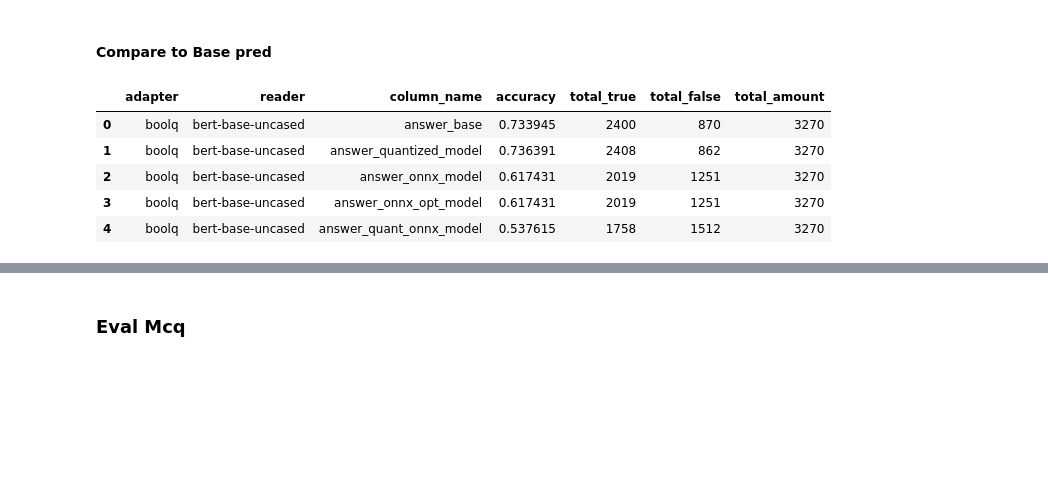
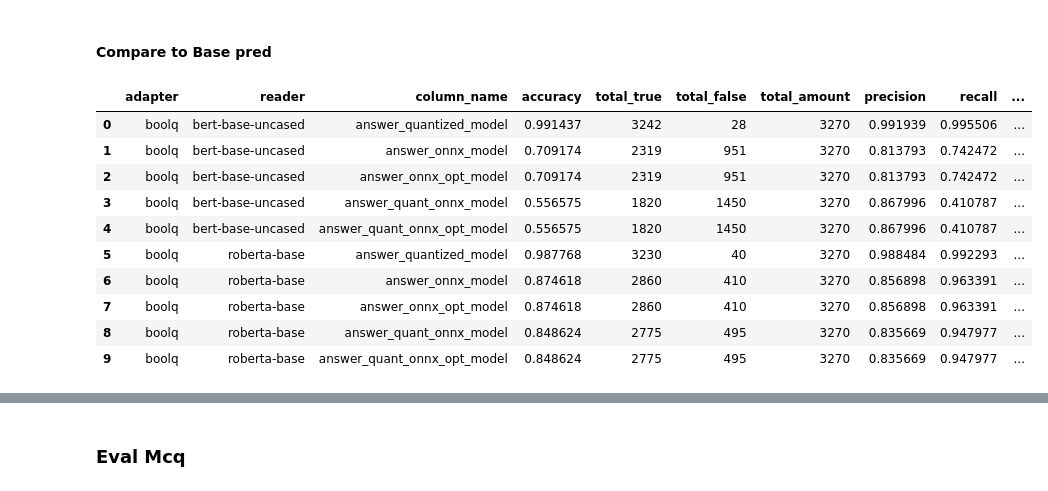
Before and after one commit to michaelkole/dasp_onnx, a Jupyter notebook: eval_results.ipynb, the cells around one changed output, grey strips where cells are left out. Saved outputs shown, nothing was run; the diff lists cells and outputs as text; code cells hidden in the pictures; blank space fills up the shorter version.

```diff
--- a/eval_results.ipynb
+++ b/eval_results.ipynb
@@ -86,17 +137,17 @@ Accuracy for roberta-base boolq answer_quant_onnx_opt_model is: 0.75351681957186
 # %%
 # Testing
 
-# t = df.index[df["answer_base"] == df["answer_onnx_model"]]
-# f = df.index[df["answer_base"] != df["answer_onnx_model"]]
+t = df.index[df["answer_base"] == df["answer_onnx_model"]]
+f = df.index[df["answer_base"] != df["answer_onnx_model"]]
 
-# false_onnx = df.iloc[f]
-# true_onnx = df.iloc[t]
+false_onnx = df.iloc[f]
+true_onnx = df.iloc[t]
 
-# #get result for false results for onnx model
-# model_name_logits = model_name_logits_column_list[2]
-# mean_diff_false_results = get_mean_diff_of_logits(false_onnx, model_name_logits)
-# print(mean_diff_false_results)
-# mean_diff_true_results = get_mean_diff_of_logits(true_onnx, model_name_logits)
-# print(mean_diff_true_results)
-# mean_diff_all_results = get_mean_diff_of_logits(df, model_name_logits)
-# print(mean_diff_all_results)
+#get result for false results for onnx model
+model_name_logits = model_name_logits_column_list[2]
+mean_diff_false_results = get_mean_diff_of_logits_2(false_onnx, model_name_logits)
+print(mean_diff_false_results)
+mean_diff_true_results = get_mean_diff_of_logits_2(true_onnx, model_name_logits)
+print(mean_diff_true_results)
+mean_diff_all_results = get_mean_diff_of_logits_2(df, model_name_logits)
+print(mean_diff_all_results)
@@ -148,7 +203,8 @@ model_name_logits_column_list = ["logits_answer_quantized_model", "logits_answer
 # %%
 r_df = pd.DataFrame(columns=[
     "adapter", "reader", "column_name",
-    "accuracy", "total_true", "total_false", "total_amount"
+    "accuracy", "total_true", "total_false", "total_amount",
+    "precision", "recall", "f1"
 ])
 for adapter in cat_df["adapter"].unique():
     adapter_cat_df = cat_df[cat_df["adapter"] == adapter]
@@ -164,19 +220,33 @@ for adapter in cat_df["adapter"].unique():
             total_true = len(t)
             total_false = len(f)
 
+            y_pred = reader_adapter_cat_df[column_name].to_list()
+            y_true = reader_adapter_cat_df[gold_label_column_name].to_list()
+
+            precision = precision_score(y_true, y_pred)
+            recall = recall_score(y_true, y_pred)
+            f1 = f1_score(y_true, y_pred)
+
             accuracy = (total_true)/total_amount
             r_df.loc[len(r_df)] = [
                 adapter, reader, column_name,
-                accuracy, total_true, total_false, total_amount
+                accuracy, total_true, total_false, total_amount,
+                precision, recall, f1
             ]
             # print(f"Accuracy for {reader} {adapter} {column_name} is: {accuracy}. T: {total_true}. F: {total_false}.")
-# %%
-r_df.head()
-# %% [output]
-|  | adapter | reader | column_name | accuracy | total_true | total_false | total_amount |
-| 0 | boolq | bert-base-uncased | answer_base | 0.733945 | 2400 | 870 | 3270 |
-| 1 | boolq | bert-base-uncased | answer_quantized_model | 0.736391 | 2408 | 862 | 3270 |
-| 2 | boolq | bert-base-uncased | answer_onnx_model | 0.617431 | 2019 | 1251 | 3270 |
-| 3 | boolq | bert-base-uncased | answer_onnx_opt_model | 0.617431 | 2019 | 1251 | 3270 |
-| 4 | boolq | bert-base-uncased | answer_quant_onnx_model | 0.537615 | 1758 | 1512 | 3270 |
+# %%
+# r_df.head()
+r_df
+# %% [output]
+|  | adapter | reader | column_name | accuracy | total_true | total_false | total_amount | precision | recall | ... |
+| 0 | boolq | bert-base-uncased | answer_quantized_model | 0.991437 | 3242 | 28 | 3270 | 0.991939 | 0.995506 | ... |
+| 1 | boolq | bert-base-uncased | answer_onnx_model | 0.709174 | 2319 | 951 | 3270 | 0.813793 | 0.742472 | ... |
+| 2 | boolq | bert-base-uncased | answer_onnx_opt_model | 0.709174 | 2319 | 951 | 3270 | 0.813793 | 0.742472 | ... |
+| 3 | boolq | bert-base-uncased | answer_quant_onnx_model | 0.556575 | 1820 | 1450 | 3270 | 0.867996 | 0.410787 | ... |
+| 4 | boolq | bert-base-uncased | answer_quant_onnx_opt_model | 0.556575 | 1820 | 1450 | 3270 | 0.867996 | 0.410787 | ... |
+| 5 | boolq | roberta-base | answer_quantized_model | 0.987768 | 3230 | 40 | 3270 | 0.988484 | 0.992293 | ... |
+| 6 | boolq | roberta-base | answer_onnx_model | 0.874618 | 2860 | 410 | 3270 | 0.856898 | 0.963391 | ... |
+| 7 | boolq | roberta-base | answer_onnx_opt_model | 0.874618 | 2860 | 410 | 3270 | 0.856898 | 0.963391 | ... |
+| 8 | boolq | roberta-base | answer_quant_onnx_model | 0.848624 | 2775 | 495 | 3270 | 0.835669 | 0.947977 | ... |
+| 9 | boolq | roberta-base | answer_quant_onnx_opt_model | 0.848624 | 2775 | 495 | 3270 | 0.835669 | 0.947977 | ... |
 # %%
```
Also changed, not shown: parts of 17 cells of this notebook, 2 other files.
